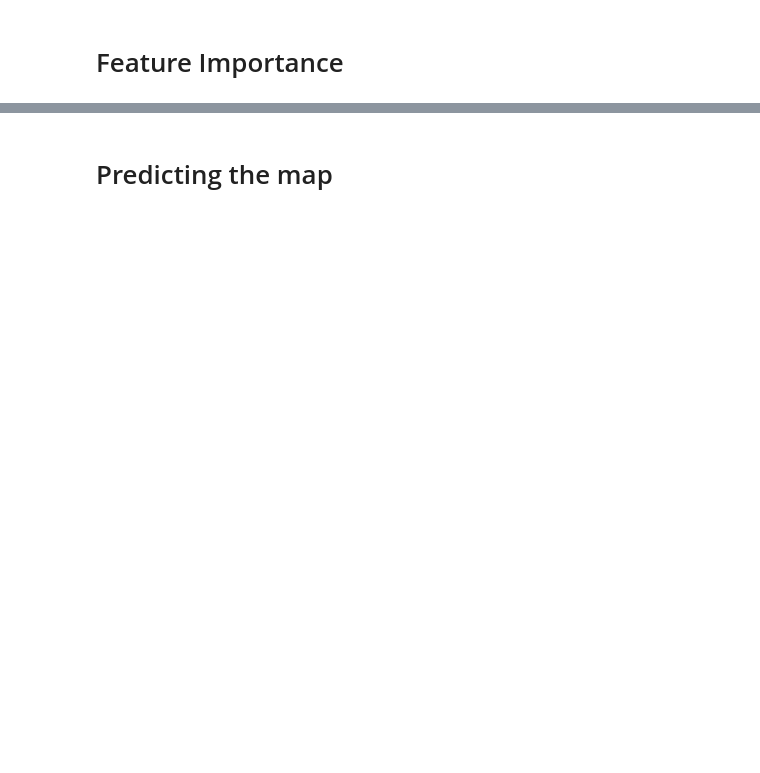
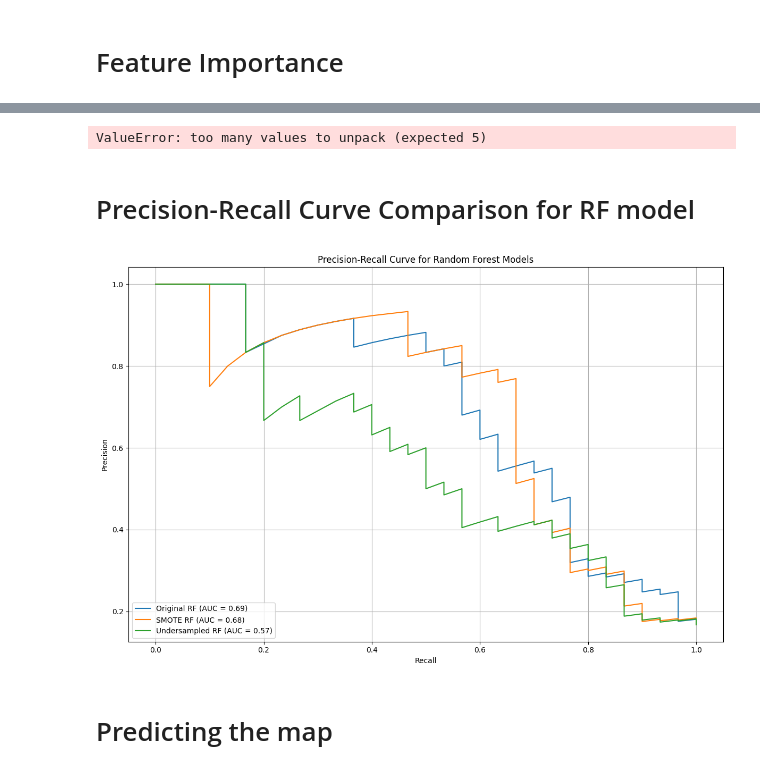
Before and after one commit to SirakMario/Predicting-Mineral-Anomalies-using-ASTER-and-Sentinel-2-data-in-Adobha-Eritrea, a Jupyter notebook: Predicting Mineral Anomalies using ASTER and Sentinel-2 data in Adobha, Eritrea.ipynb, the cells around one changed output, grey strips where cells are left out. Drawn from its saved outputs; the diff is of its cells as text; code cells hidden in the pictures; blank space fills up the shorter version.

```diff
--- a/Predicting Mineral Anomalies using ASTER and Sentinel-2 data in Adobha, Eritrea.ipynb
+++ b/Predicting Mineral Anomalies using ASTER and Sentinel-2 data in Adobha, Eritrea.ipynb
@@ -477,3 +276,70 @@ Models evaluated, and results summarized.
+# %%
+# Store F1-scores for the positive class
+f1_scores = {}
+
+# Iterate through models and calculate F1-score
+for model_name, (model, X_train, X_test, y_train, y_test) in models.items():
+    # Fit the model
+    model.fit(X_test, y_test)
+    # Predict on the test data
+    y_pred = model.predict(X_test)
+    # Calculate F1-score for the positive class (assuming 1 is the positive class)
+    f1 = f1_score(y_test, y_pred, pos_label=1)
+    f1_scores[model_name] = f1
+    print(f"F1-Score for {model_name}: {f1:.4f}")
+
+# Plot the bar chart
+plt.figure(figsize=(8, 5))
+plt.bar(f1_scores.keys(), f1_scores.values(), color=['blue', 'orange', 'green'])
+plt.title("F1-Score Comparison of Positive Class Across Models", fontsize=14)
+plt.ylabel("F1-Score", fontsize=12)
+plt.xlabel("Model/Dataset", fontsize=12)
+plt.ylim(0, 1)  # F1-score ranges between 0 and 1
+plt.grid(axis='y', linestyle='--', alpha=0.7)
+plt.show()
+# %% [output]
+ValueError: too many values to unpack (expected 5)
+# %% [markdown]
+# Precision-Recall Curve Comparison for RF model
+# %%
+from sklearn.metrics import precision_recall_curve, auc
+import matplotlib.pyplot as plt
+
+# Assuming X_test and y_test are available and the models are loaded
+models = {
+    "Original RF": model_original_RF,
+    "SMOTE RF": model_smote_RF,
+    "Undersampled RF": model_under_RF,
+}
+
+# Initialize the plot
+plt.figure(figsize=(12, 8))
+
+# Loop through each model and compute the Precision-Recall curve
+for model_name, model in models.items():
+    # Predict probabilities for the positive class
+    y_test_prob = model.predict_proba(X_test)[:, 1]  # Probability of Class 1
+
+    # Compute Precision-Recall curve and AUC
+    precision, recall, _ = precision_recall_curve(y_test, y_test_prob)
+    pr_auc = auc(recall, precision)
+
+    # Plot the Precision-Recall curve
+    plt.plot(recall, precision, label=f"{model_name} (AUC = {pr_auc:.2f})")
+
+
+# Plot settings
+plt.title("Precision-Recall Curve for Random Forest Models")
+plt.xlabel("Recall")
+plt.ylabel("Precision")
+plt.legend(loc="lower left")
+plt.grid()
+plt.tight_layout()
+
+# Show the plot
+plt.show()
+# %% [output]
+[figure, added]
 # %% [markdown]
 # Predicting the map
 # %%
```
Also changed, not shown: parts of 42 cells of this notebook.
